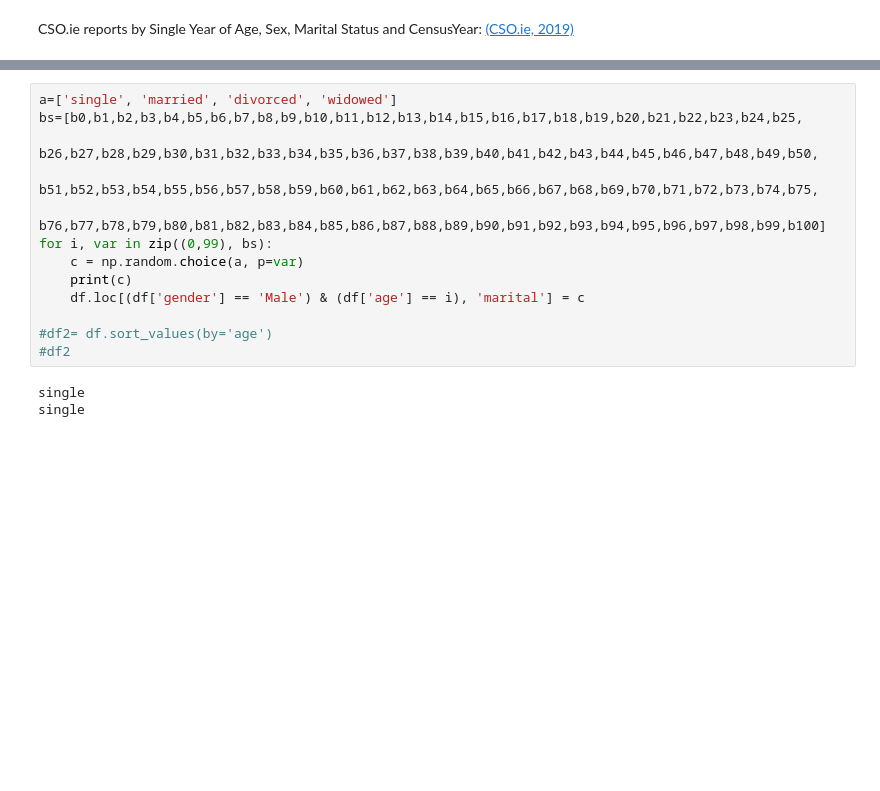
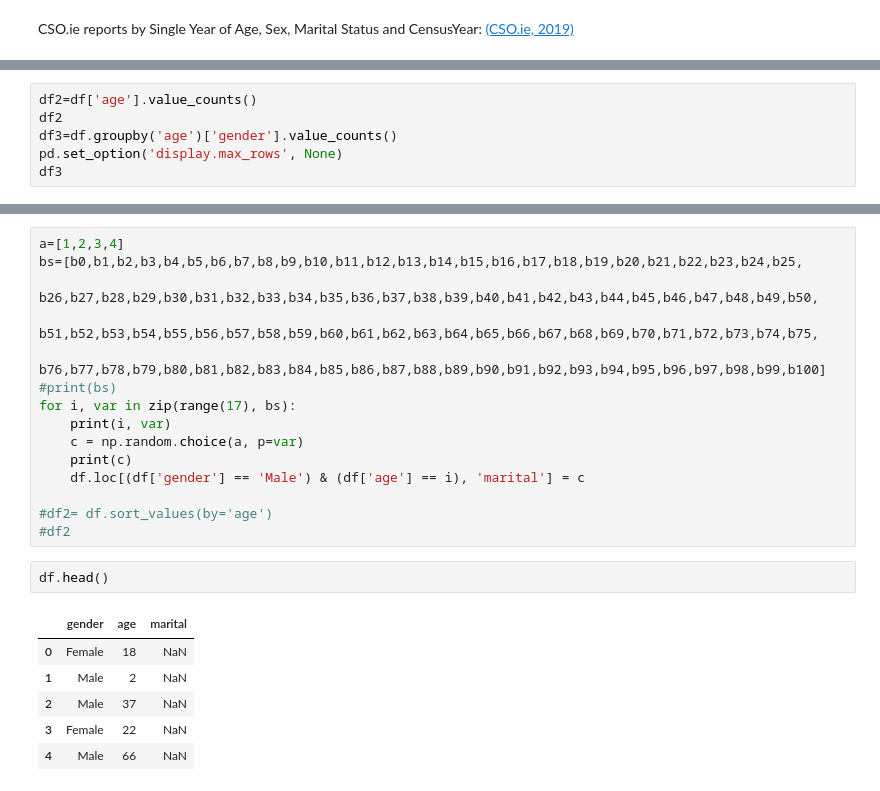
Before and after one commit to Vitalismirnov/ProgrammingDA_Project, a Jupyter notebook: ProgDA_Project_VSmirnovs.ipynb, the cells around one changed output, grey strips where cells are left out. Cells and saved outputs as stored; diff of their text form; blank space fills up the shorter version.

```diff
--- a/ProgDA_Project_VSmirnovs.ipynb
+++ b/ProgDA_Project_VSmirnovs.ipynb
@@ -238,0 +238,6 @@ b100	=	[	0.22619	,	0.16667	,	0.01190	,	0.59524	]
+# %%
+df2=df['age'].value_counts()
+df2
+df3=df.groupby('age')['gender'].value_counts()
+pd.set_option('display.max_rows', None)
+df3
@@ -239,16 +262,24 @@ b100	=	[	0.22619	,	0.16667	,	0.01190	,	0.59524	]
 # %%
-a=['single', 'married', 'divorced', 'widowed']
+a=[1,2,3,4]
 bs=[b0,b1,b2,b3,b4,b5,b6,b7,b8,b9,b10,b11,b12,b13,b14,b15,b16,b17,b18,b19,b20,b21,b22,b23,b24,b25,
         b26,b27,b28,b29,b30,b31,b32,b33,b34,b35,b36,b37,b38,b39,b40,b41,b42,b43,b44,b45,b46,b47,b48,b49,b50,
         b51,b52,b53,b54,b55,b56,b57,b58,b59,b60,b61,b62,b63,b64,b65,b66,b67,b68,b69,b70,b71,b72,b73,b74,b75,
         b76,b77,b78,b79,b80,b81,b82,b83,b84,b85,b86,b87,b88,b89,b90,b91,b92,b93,b94,b95,b96,b97,b98,b99,b100]
-for i, var in zip((0,99), bs):
+#print(bs)
+for i, var in zip(range(17), bs):
+    print(i, var)
     c = np.random.choice(a, p=var)
     print(c)
     df.loc[(df['gender'] == 'Male') & (df['age'] == i), 'marital'] = c
 
 #df2= df.sort_values(by='age')
 #df2
-# %% [output]
-single
-single
+# %%
+df.head()
+# %% [output]
+|  | gender | age | marital |
+| 0 | Female | 18 | NaN |
+| 1 | Male | 2 | NaN |
+| 2 | Male | 37 | NaN |
+| 3 | Female | 22 | NaN |
+| 4 | Male | 66 | NaN |
```
Also changed, not shown: parts of 12 cells of this notebook.
